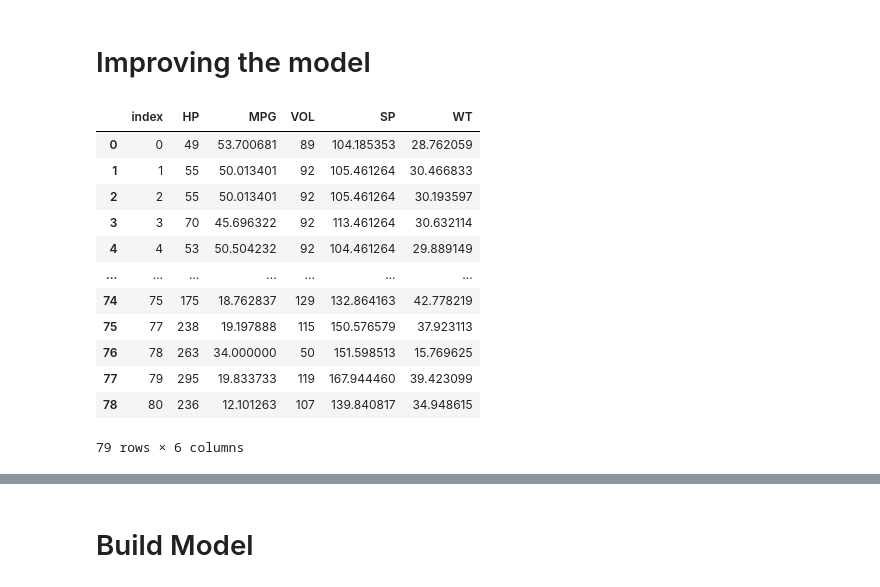
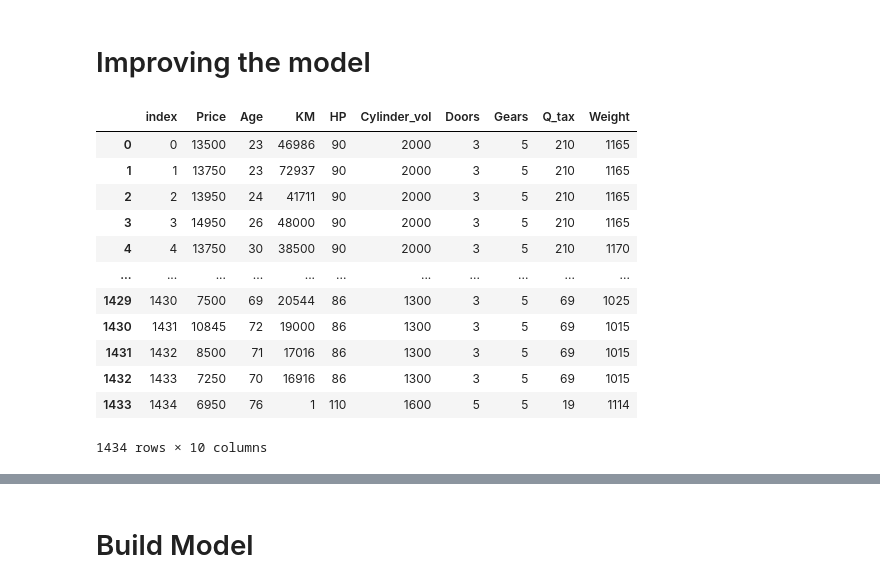
Before and after one commit to RiteshopShrivastava/Assignment_5_Multi_Linear_Regression_Toyota, a Jupyter notebook: Assignment_5_MLR_Toyota_Corolla.ipynb, the cells around one changed output, grey strips where cells are left out. Cells and saved outputs as stored; diff of their text form; code cells hidden in the pictures.

```diff
--- a/Assignment_5_MLR_Toyota_Corolla.ipynb
+++ b/Assignment_5_MLR_Toyota_Corolla.ipynb
@@ -519,6 +517,6 @@ cars.head()
 # Improving the model
 # %%
 #Load the data
-cars_new = pd.read_csv("Cars.csv")
+toyota3 = toyota2
 # %%
 #Discard the data points which are influencers and reasign the row number (reset_index())
@@ -526,18 +524,18 @@ car1=cars_new.drop(cars_new.index[[70,76]],axis=0).reset_index()
-# %%
-car1
-# %% [output]
-|  | index | HP | MPG | VOL | SP | WT |
-| 0 | 0 | 49 | 53.700681 | 89 | 104.185353 | 28.762059 |
-| 1 | 1 | 55 | 50.013401 | 92 | 105.461264 | 30.466833 |
-| 2 | 2 | 55 | 50.013401 | 92 | 105.461264 | 30.193597 |
-| 3 | 3 | 70 | 45.696322 | 92 | 113.461264 | 30.632114 |
-| 4 | 4 | 53 | 50.504232 | 92 | 104.461264 | 29.889149 |
-| ... | ... | ... | ... | ... | ... | ... |
-| 74 | 75 | 175 | 18.762837 | 129 | 132.864163 | 42.778219 |
-| 75 | 77 | 238 | 19.197888 | 115 | 150.576579 | 37.923113 |
-| 76 | 78 | 263 | 34.000000 | 50 | 151.598513 | 15.769625 |
-| 77 | 79 | 295 | 19.833733 | 119 | 167.944460 | 39.423099 |
-| 78 | 80 | 236 | 12.101263 | 107 | 139.840817 | 34.948615 |
-79 rows × 6 columns
+# %%
+toyota3
+# %% [output]
+|  | index | Price | Age | KM | HP | Cylinder_vol | Doors | Gears | Q_tax | Weight |
+| 0 | 0 | 13500 | 23 | 46986 | 90 | 2000 | 3 | 5 | 210 | 1165 |
+| 1 | 1 | 13750 | 23 | 72937 | 90 | 2000 | 3 | 5 | 210 | 1165 |
+| 2 | 2 | 13950 | 24 | 41711 | 90 | 2000 | 3 | 5 | 210 | 1165 |
+| 3 | 3 | 14950 | 26 | 48000 | 90 | 2000 | 3 | 5 | 210 | 1165 |
+| 4 | 4 | 13750 | 30 | 38500 | 90 | 2000 | 3 | 5 | 210 | 1170 |
+| ... | ... | ... | ... | ... | ... | ... | ... | ... | ... | ... |
+| 1429 | 1430 | 7500 | 69 | 20544 | 86 | 1300 | 3 | 5 | 69 | 1025 |
+| 1430 | 1431 | 10845 | 72 | 19000 | 86 | 1300 | 3 | 5 | 69 | 1015 |
+| 1431 | 1432 | 8500 | 71 | 17016 | 86 | 1300 | 3 | 5 | 69 | 1015 |
+| 1432 | 1433 | 7250 | 70 | 16916 | 86 | 1300 | 3 | 5 | 69 | 1015 |
+| 1433 | 1434 | 6950 | 76 | 1 | 110 | 1600 | 5 | 5 | 19 | 1114 |
+1434 rows × 10 columns
 # %%
 #Drop the original index
```
Also changed, not shown: parts of 56 cells of this notebook.
